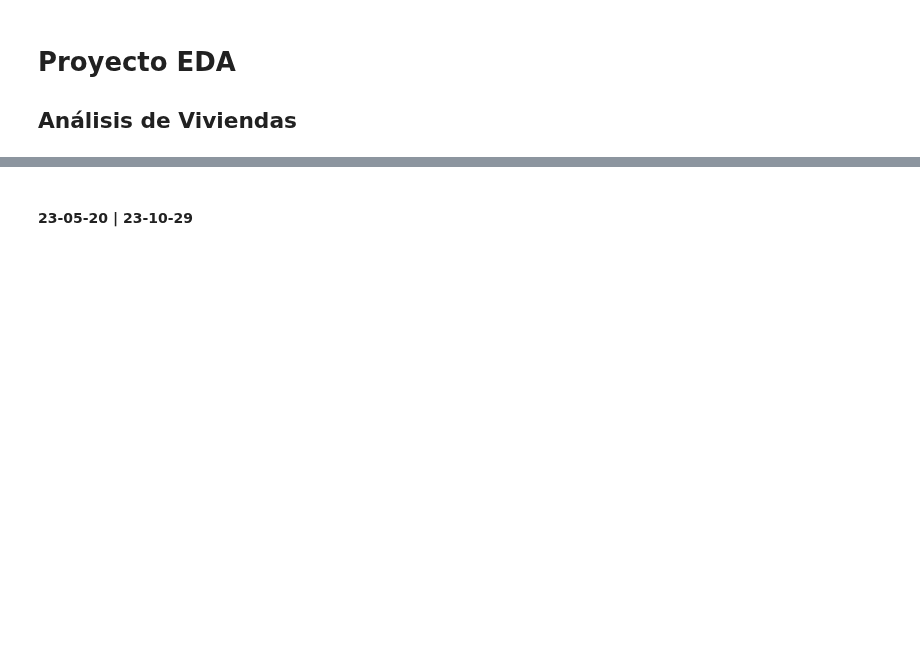
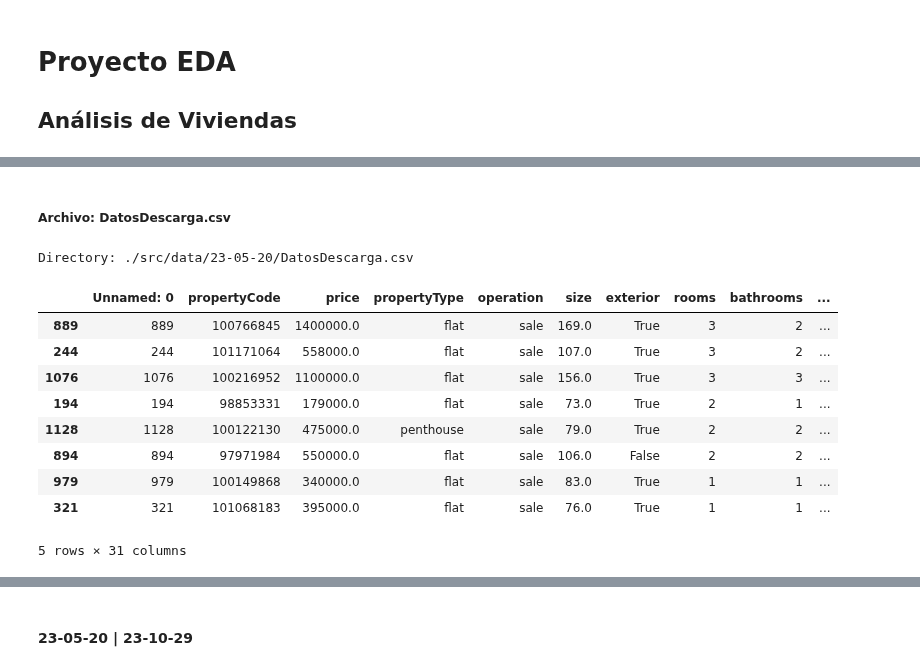
Before and after one commit to asgr29/EDA_Inmuebles_Idealista, a Jupyter notebook: src/notebooks/notebook-eda.ipynb, the cells around one changed output, grey strips where cells are left out. Cells and saved outputs as stored; diff of their text form; code cells hidden in the pictures; blank space fills up the shorter version.

```diff
--- a/src/notebooks/notebook-eda.ipynb
+++ b/src/notebooks/notebook-eda.ipynb
@@ -114,0 +291,20 @@ Name: count, dtype: int64
+# %% [markdown]
+##### Archivo: **DatosDescarga.csv**
+# %%
+dir = f"{path}/23-05-20/{files[3]}"
+print("Directory:", dir)
+
+data = pd.read_csv(dir)
+data.sample(5)
+# %% [output]
+Directory: ./src/data/23-05-20/DatosDescarga.csv
+|  | Unnamed: 0 | propertyCode | price | propertyType | operation | size | exterior | rooms | bathrooms | ... |
+| 889 | 889 | 100766845 | 1400000.0 | flat | sale | 169.0 | True | 3 | 2 | ... |
+| 244 | 244 | 101171064 | 558000.0 | flat | sale | 107.0 | True | 3 | 2 | ... |
+| 1076 | 1076 | 100216952 | 1100000.0 | flat | sale | 156.0 | True | 3 | 3 | ... |
+| 194 | 194 | 98853331 | 179000.0 | flat | sale | 73.0 | True | 2 | 1 | ... |
+| 1128 | 1128 | 100122130 | 475000.0 | penthouse | sale | 79.0 | True | 2 | 2 | ... |
+| 894 | 894 | 97971984 | 550000.0 | flat | sale | 106.0 | False | 2 | 2 | ... |
+| 979 | 979 | 100149868 | 340000.0 | flat | sale | 83.0 | True | 1 | 1 | ... |
+| 321 | 321 | 101068183 | 395000.0 | flat | sale | 76.0 | True | 1 | 1 | ... |
+5 rows × 31 columns
```
Also changed, not shown: parts of 78 cells of this notebook.
